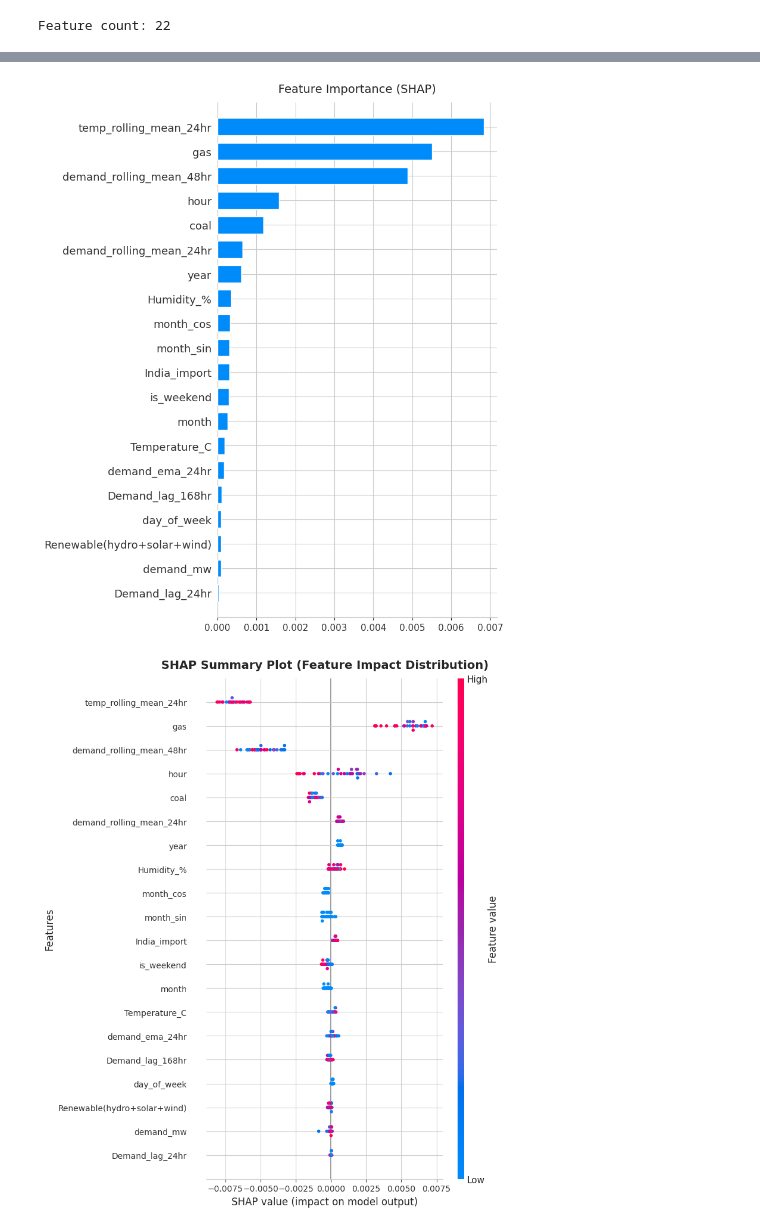
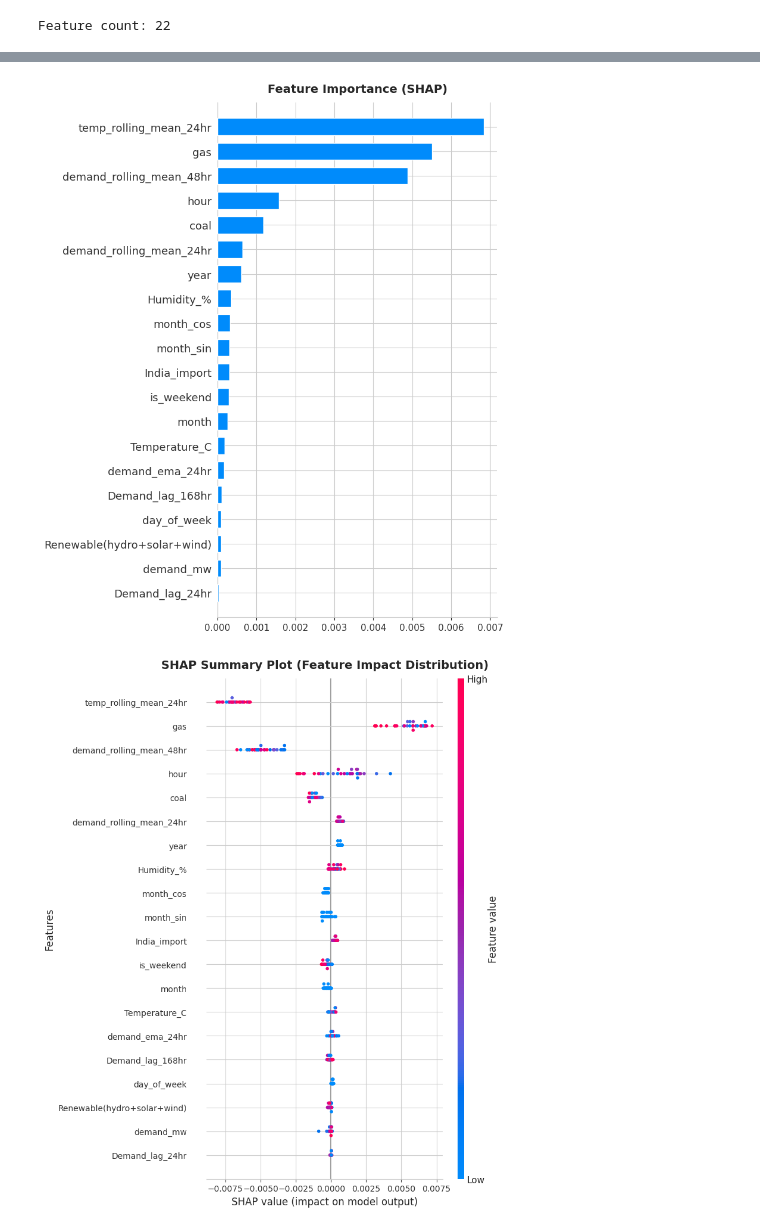
Before and after one commit to Joydas2003/Electrical-Load-Forcasting-Ml, a Jupyter notebook: Machine Learning Based short term Electrical Load Forcasting.ipynb, the cells around one changed output, grey strips where cells are left out. Drawn from its saved outputs; the diff is of its cells as text; code cells hidden in the pictures.

```diff
--- a/Machine Learning Based short term Electrical Load Forcasting.ipynb
+++ b/Machine Learning Based short term Electrical Load Forcasting.ipynb
@@ -2024,8 +2024,12 @@ ax = plt.gca()
 ax.set_xlabel("")
 ax.set_ylabel("")
 
-plt.title("Feature Importance (SHAP)", fontsize=14, pad=12)
+plt.title("Feature Importance (SHAP)",fontweight="bold", fontsize=14, pad=12)
 plt.tight_layout()
+plt.savefig("plot.png", dpi=300, bbox_inches='tight')
+from google.colab import files
+
+files.download("plot.png")
 plt.show()
 plt.close()
 # %% [output]
@@ -2032,4 +2038,4 @@ plt.close()
-[figure, old version]
+[figure, new version]
 # %%
 import shap
 import matplotlib.pyplot as plt
```
Also changed, not shown: parts of 2 cells of this notebook.
